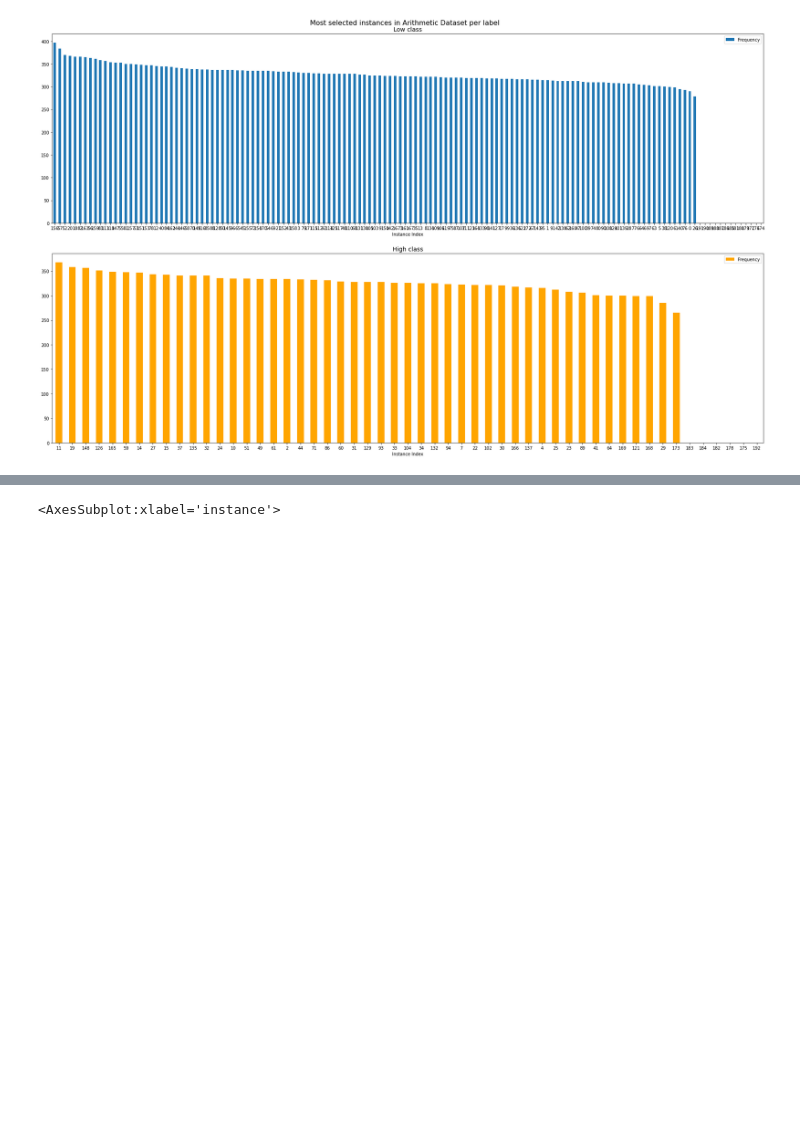
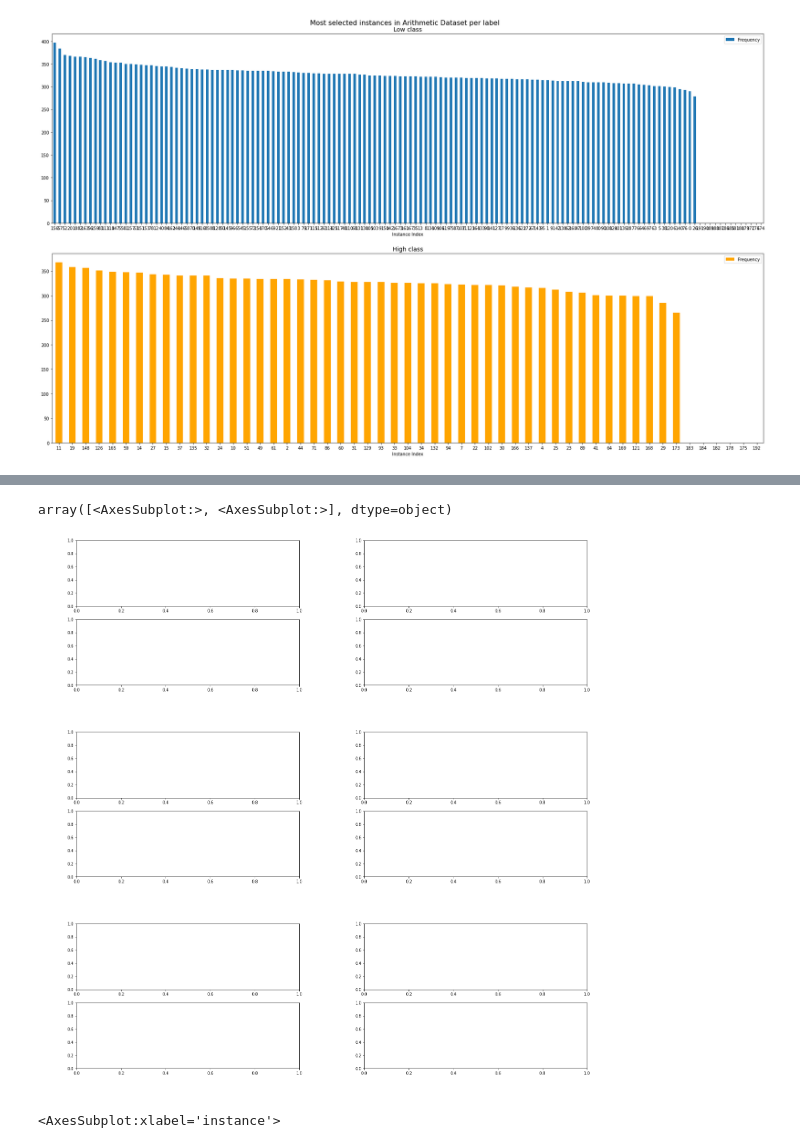
Before and after one commit to HenriqueHott/miloud-2013-ant-is, a Jupyter notebook: analytics.ipynb, the cells around one changed output, grey strips where cells are left out. Drawn from its saved outputs; the diff is of its cells as text; code cells hidden in the pictures; blank space fills up the shorter version.

```diff
--- a/analytics.ipynb
+++ b/analytics.ipynb
@@ -329,3 +334,24 @@ AttributeError: module 'matplotlib.pyplot' has no attribute 'subfigures'
+# %%
+main_fig = plt.figure()
+(fig_arit_inf, fig_arit_sup, fig_esc_inf, fig_esc_sup, fig_leit_inf, fig_leit_sup) = main_fig.subfigures(3,2).ravel()
+fig_arit_inf.subplots(2)
+fig_arit_sup.subplots(2)
+fig_esc_inf.subplots(2)
+fig_esc_sup.subplots(2)
+fig_leit_inf.subplots(2)
+fig_leit_sup.subplots(2)
+
+
+
+# test[0][0].subplots(2)
+# test[0][1].subplots(2)
+# test[1][0].subplots(2)
+# test[1][1].subplots(2)
+# test[2][0].subplots(2)
+# test[2][1].subplots(2)
+# %% [output]
+array([<AxesSubplot:>, <AxesSubplot:>], dtype=object)
+[figure, added]
 # %%
 # selected_df.plot.bar(x="index", y="freq")
 # %% [output]
```
Also changed, not shown: parts of 2 cells of this notebook.
